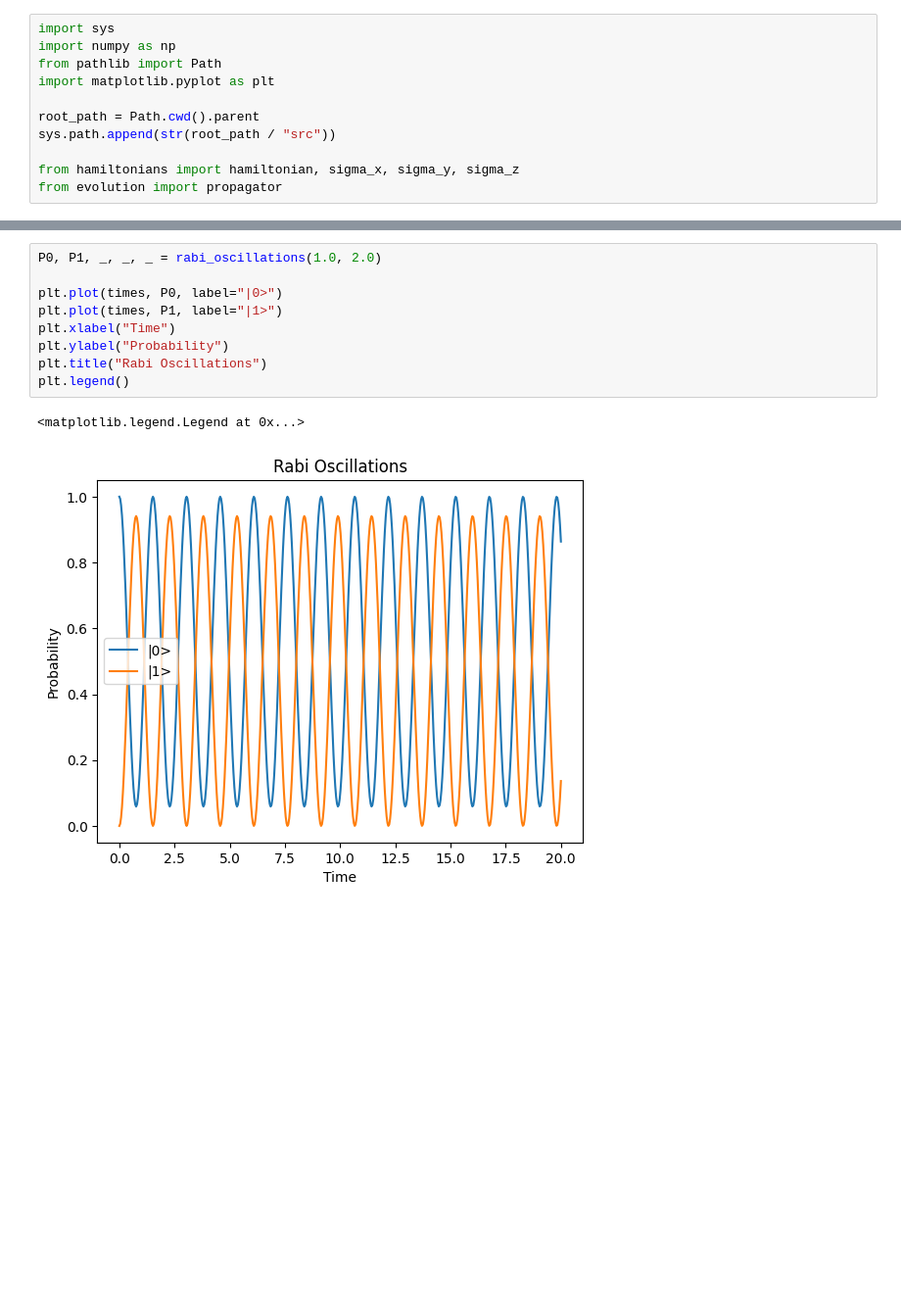
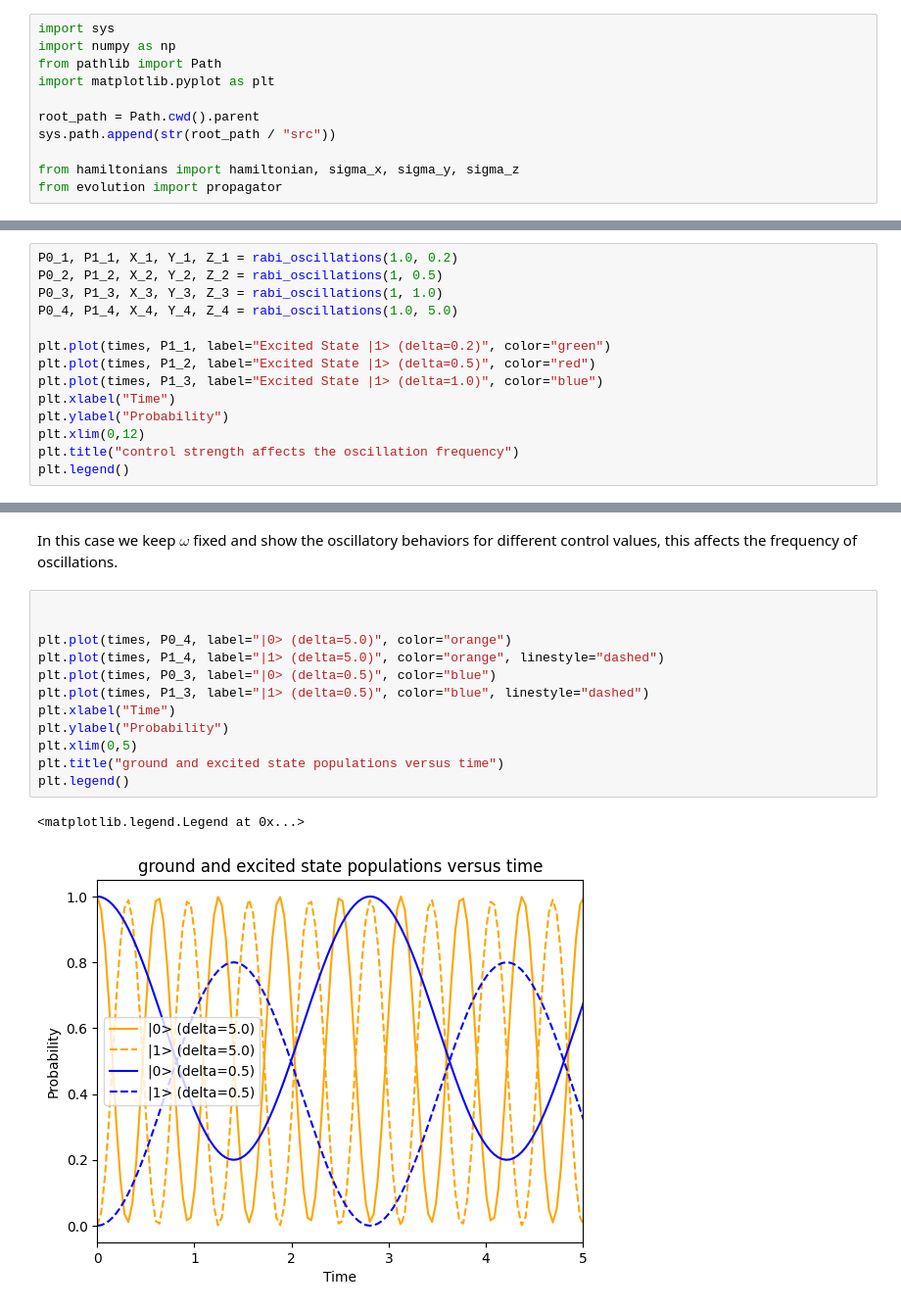
Before and after one commit to bogwee/qc-transmon, a Jupyter notebook: notebooks/02_rabi_oscillations.ipynb, the cells around one changed output, grey strips where cells are left out. Shown at 98% size. Cells and saved outputs as stored; diff of their text form; blank space fills up the shorter version.

Commit message:
rabi

```diff
--- a/notebooks/02_rabi_oscillations.ipynb
+++ b/notebooks/02_rabi_oscillations.ipynb
@@ -116,0 +97,14 @@ plt.legend()
+# %%
+P0_1, P1_1, X_1, Y_1, Z_1 = rabi_oscillations(1.0, 0.2)
+P0_2, P1_2, X_2, Y_2, Z_2 = rabi_oscillations(1, 0.5)
+P0_3, P1_3, X_3, Y_3, Z_3 = rabi_oscillations(1, 1.0)
+P0_4, P1_4, X_4, Y_4, Z_4 = rabi_oscillations(1.0, 5.0)
+
+plt.plot(times, P1_1, label="Excited State |1> (delta=0.2)", color="green")
+plt.plot(times, P1_2, label="Excited State |1> (delta=0.5)", color="red")
+plt.plot(times, P1_3, label="Excited State |1> (delta=1.0)", color="blue")
+plt.xlabel("Time")
+plt.ylabel("Probability")
+plt.xlim(0,12)
+plt.title("control strength affects the oscillation frequency")
+plt.legend()
@@ -117,12 +114,17 @@ plt.legend()
+# %% [markdown]
+In this case we keep $\omega$ fixed and show the oscillatory behaviors for different control values, this affects the frequency of oscillations.
 # %%
-P0, P1, _, _, _ = rabi_oscillations(1.0, 2.0)
 
-plt.plot(times, P0, label="|0>")
-plt.plot(times, P1, label="|1>")
+
+plt.plot(times, P0_4, label="|0> (delta=5.0)", color="orange")
+plt.plot(times, P1_4, label="|1> (delta=5.0)", color="orange", linestyle="dashed")
+plt.plot(times, P0_3, label="|0> (delta=0.5)", color="blue")
+plt.plot(times, P1_3, label="|1> (delta=0.5)", color="blue", linestyle="dashed")
 plt.xlabel("Time")
 plt.ylabel("Probability")
-plt.title("Rabi Oscillations")
+plt.xlim(0,5)
+plt.title("ground and excited state populations versus time")
 plt.legend()
 # %% [output]
 <matplotlib.legend.Legend at 0x...>
-[figure, old version]
+[figure, new version]
```
Also changed, not shown: parts of 14 cells of this notebook, 14 other files.
